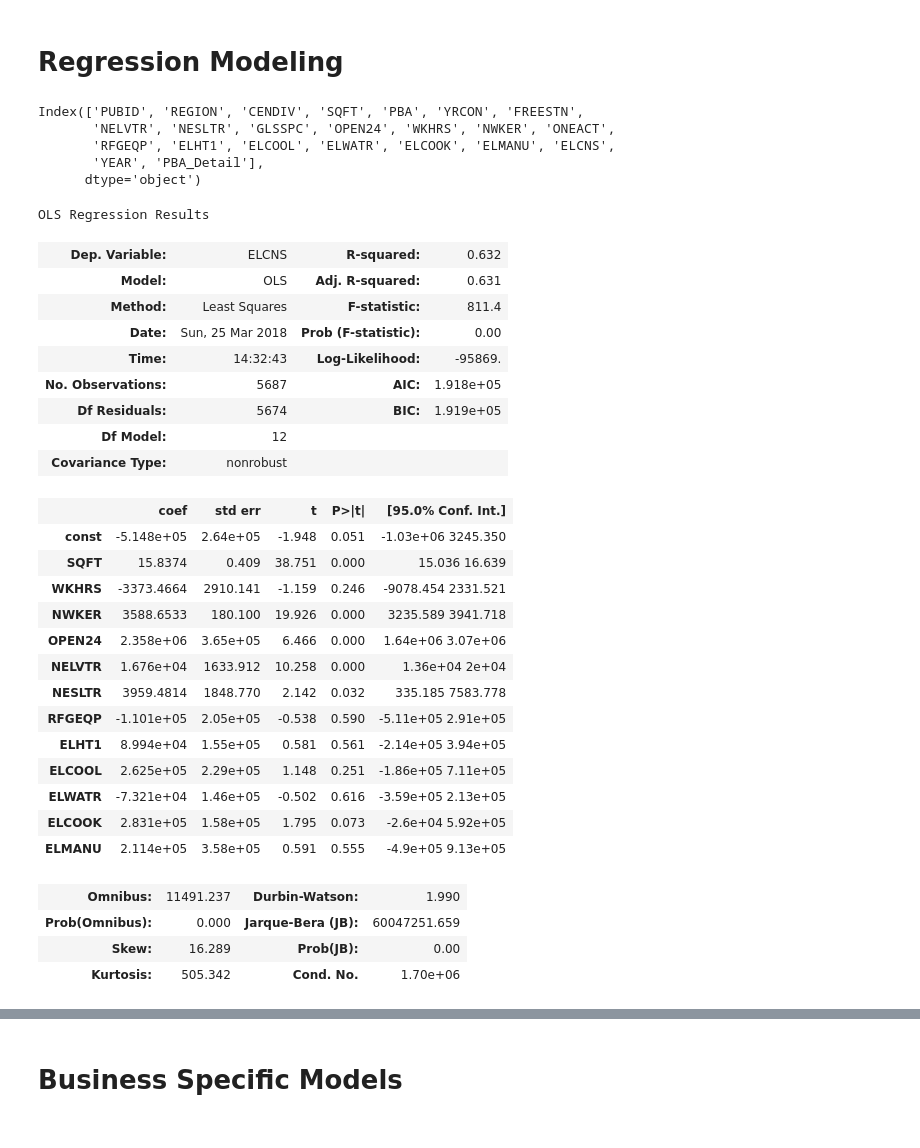
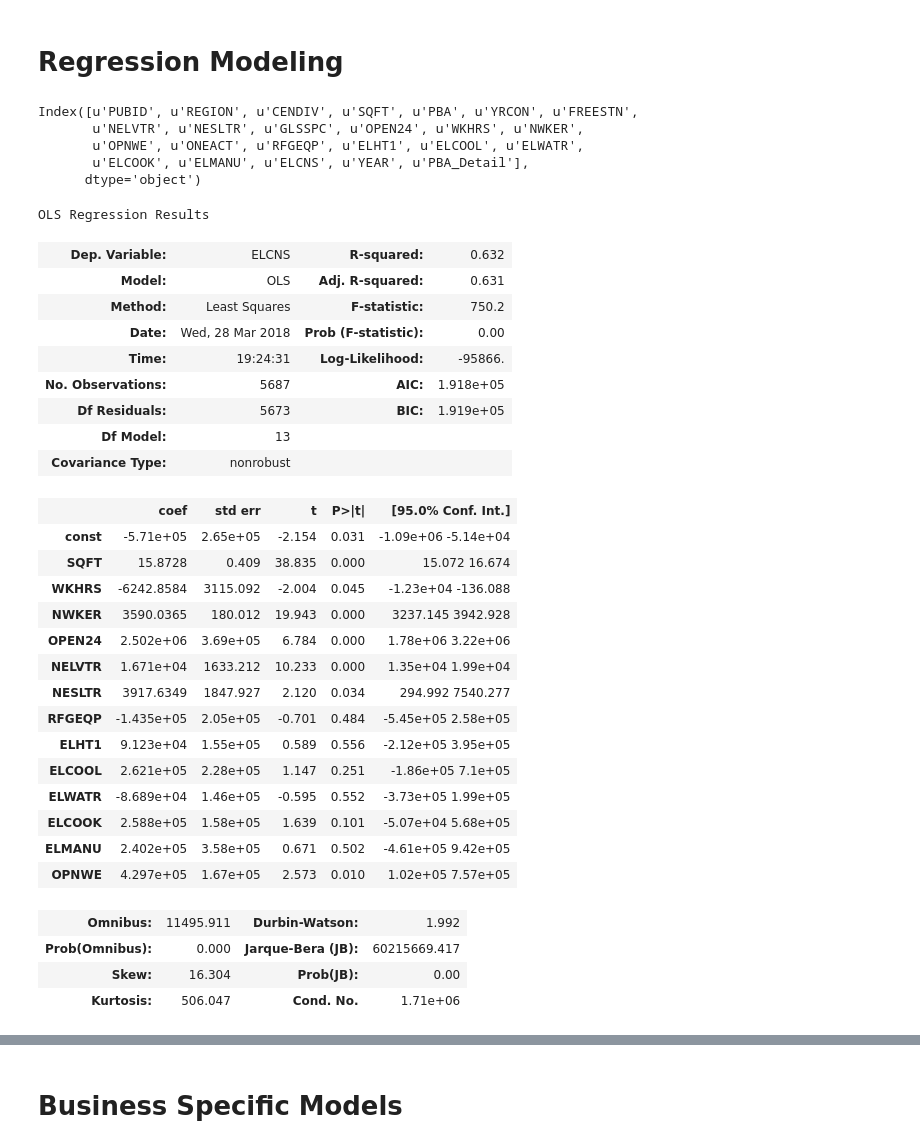
Before and after one commit to vslchumids/w210_capstone_solar, a Jupyter notebook: R/ConsumptionData/Merge_Consunption_Datasets.ipynb, the cells around one changed output, grey strips where cells are left out. Saved outputs shown, nothing was run; the diff lists cells and outputs as text; code cells hidden in the pictures.

```diff
--- a/R/ConsumptionData/Merge_Consunption_Datasets.ipynb
+++ b/R/ConsumptionData/Merge_Consunption_Datasets.ipynb
@@ -11,7 +11,7 @@ consump_03_01 = pd.read_csv('2003_Consumption/FILE01.csv')
 consump_03_01.columns = [col.strip() for col in consump_03_01.columns]
 consump_03_01 = consump_03_01[['PUBID8', 'REGION8', 'CENDIV8', 'SQFT8', 'PBA8', 'YRCON8', 'FREESTN8'
                               ,'GLSSPC8', 'NELVTR8', 'NESLTR8', 'OPEN248', 'WKHRS8',
-                              'NWKER8']]
+                              'NWKER8','OPNWE8']]
 
 consump_03_02 = pd.read_csv('2003_Consumption/FILE02.csv')
 consump_03_02.columns = [col.strip() for col in consump_03_02.columns]
@@ -40,7 +40,7 @@ consump_03['YEAR'] = 2003
 consump_12 = pd.read_csv('2012_public_use_data_aug2016.csv')
 
 consump_12 = consump_12[['PUBID', 'REGION', 'CENDIV', 'SQFT', 'PBA','YRCON','FREESTN', 'NELVTR','NESLTR', 'GLSSPC',
-          'OPEN24', 'WKHRS', 'NWKER', 'ONEACT', 'RFGEQP', 'ELHT1', 'ELCOOL', 'ELWATR', 'ELCOOK', 'ELMANU',
+          'OPEN24', 'WKHRS', 'NWKER', 'OPNWE', 'ONEACT', 'RFGEQP', 'ELHT1', 'ELCOOL', 'ELWATR', 'ELCOOK', 'ELMANU',
           'ELCNS']]
 
 consump_12['YEAR'] = 2012
@@ -93,7 +93,7 @@ consump_all['NESLTR'] = consump_all['NESLTR'].fillna(value=0)
 consump_filtered = consump_all.loc[(consump_all['FREESTN'] == 1) & (consump_all['ONEACT'] == 1)]
 consump_filtered = consump_filtered.dropna(axis=0, how = 'any')
 
-binary_fix = ['OPEN24','RFGEQP', 'ELHT1','ELCOOL','ELWATR', 'ELCOOK', 'ELMANU']
+binary_fix = ['OPEN24','RFGEQP', 'ELHT1','ELCOOL','ELWATR', 'ELCOOK', 'ELMANU', 'OPNWE']
 for column in binary_fix:
     consump_filtered[column] = consump_filtered[column].replace(to_replace = 2, value = 0)
 
@@ -105,45 +107,46 @@ for column in binary_fix:
 # %%
 consump_filtered.columns
 # %% [output]
-Index(['PUBID', 'REGION', 'CENDIV', 'SQFT', 'PBA', 'YRCON', 'FREESTN',
-       'NELVTR', 'NESLTR', 'GLSSPC', 'OPEN24', 'WKHRS', 'NWKER', 'ONEACT',
-       'RFGEQP', 'ELHT1', 'ELCOOL', 'ELWATR', 'ELCOOK', 'ELMANU', 'ELCNS',
-       'YEAR', 'PBA_Detail'],
+Index([u'PUBID', u'REGION', u'CENDIV', u'SQFT', u'PBA', u'YRCON', u'FREESTN',
+       u'NELVTR', u'NESLTR', u'GLSSPC', u'OPEN24', u'WKHRS', u'NWKER',
+       u'OPNWE', u'ONEACT', u'RFGEQP', u'ELHT1', u'ELCOOL', u'ELWATR',
+       u'ELCOOK', u'ELMANU', u'ELCNS', u'YEAR', u'PBA_Detail'],
       dtype='object')
 # %%
 X = consump_filtered[['SQFT', 'WKHRS', 'NWKER','OPEN24','NELVTR', 'NESLTR','RFGEQP', 'ELHT1',
-                      'ELCOOL', 'ELWATR', 'ELCOOK', 'ELMANU']]
+                      'ELCOOL', 'ELWATR', 'ELCOOK', 'ELMANU', 'OPNWE']]
 y = consump_filtered['ELCNS']
 X = sm.add_constant(X)
 model = sm.OLS(y, X).fit()
 #predictions = model.predict(X)
 model.summary()
 # %% [output]
 OLS Regression Results
 | Dep. Variable: | ELCNS | R-squared: | 0.632 |
 | Model: | OLS | Adj. R-squared: | 0.631 |
-| Method: | Least Squares | F-statistic: | 811.4 |
-| Date: | Sun, 25 Mar 2018 | Prob (F-statistic): | 0.00 |
-| Time: | 14:32:43 | Log-Likelihood: | -95869. |
+| Method: | Least Squares | F-statistic: | 750.2 |
+| Date: | Wed, 28 Mar 2018 | Prob (F-statistic): | 0.00 |
+| Time: | 19:24:31 | Log-Likelihood: | -95866. |
 | No. Observations: | 5687 | AIC: | 1.918e+05 |
-| Df Residuals: | 5674 | BIC: | 1.919e+05 |
-| Df Model: | 12 |  |  |
+| Df Residuals: | 5673 | BIC: | 1.919e+05 |
+| Df Model: | 13 |  |  |
 | Covariance Type: | nonrobust |  |  |
 |  | coef | std err | t | P>|t| | [95.0% Conf. Int.] |
-| const | -5.148e+05 | 2.64e+05 | -1.948 | 0.051 | -1.03e+06 3245.350 |
-| SQFT | 15.8374 | 0.409 | 38.751 | 0.000 | 15.036 16.639 |
-| WKHRS | -3373.4664 | 2910.141 | -1.159 | 0.246 | -9078.454 2331.521 |
-| NWKER | 3588.6533 | 180.100 | 19.926 | 0.000 | 3235.589 3941.718 |
-| OPEN24 | 2.358e+06 | 3.65e+05 | 6.466 | 0.000 | 1.64e+06 3.07e+06 |
-| NELVTR | 1.676e+04 | 1633.912 | 10.258 | 0.000 | 1.36e+04 2e+04 |
-| NESLTR | 3959.4814 | 1848.770 | 2.142 | 0.032 | 335.185 7583.778 |
-| RFGEQP | -1.101e+05 | 2.05e+05 | -0.538 | 0.590 | -5.11e+05 2.91e+05 |
-| ELHT1 | 8.994e+04 | 1.55e+05 | 0.581 | 0.561 | -2.14e+05 3.94e+05 |
-| ELCOOL | 2.625e+05 | 2.29e+05 | 1.148 | 0.251 | -1.86e+05 7.11e+05 |
-| ELWATR | -7.321e+04 | 1.46e+05 | -0.502 | 0.616 | -3.59e+05 2.13e+05 |
-| ELCOOK | 2.831e+05 | 1.58e+05 | 1.795 | 0.073 | -2.6e+04 5.92e+05 |
-| ELMANU | 2.114e+05 | 3.58e+05 | 0.591 | 0.555 | -4.9e+05 9.13e+05 |
+| const | -5.71e+05 | 2.65e+05 | -2.154 | 0.031 | -1.09e+06 -5.14e+04 |
+| SQFT | 15.8728 | 0.409 | 38.835 | 0.000 | 15.072 16.674 |
+| WKHRS | -6242.8584 | 3115.092 | -2.004 | 0.045 | -1.23e+04 -136.088 |
+| NWKER | 3590.0365 | 180.012 | 19.943 | 0.000 | 3237.145 3942.928 |
+| OPEN24 | 2.502e+06 | 3.69e+05 | 6.784 | 0.000 | 1.78e+06 3.22e+06 |
+| NELVTR | 1.671e+04 | 1633.212 | 10.233 | 0.000 | 1.35e+04 1.99e+04 |
+| NESLTR | 3917.6349 | 1847.927 | 2.120 | 0.034 | 294.992 7540.277 |
+| RFGEQP | -1.435e+05 | 2.05e+05 | -0.701 | 0.484 | -5.45e+05 2.58e+05 |
+| ELHT1 | 9.123e+04 | 1.55e+05 | 0.589 | 0.556 | -2.12e+05 3.95e+05 |
+| ELCOOL | 2.621e+05 | 2.28e+05 | 1.147 | 0.251 | -1.86e+05 7.1e+05 |
+| ELWATR | -8.689e+04 | 1.46e+05 | -0.595 | 0.552 | -3.73e+05 1.99e+05 |
+| ELCOOK | 2.588e+05 | 1.58e+05 | 1.639 | 0.101 | -5.07e+04 5.68e+05 |
+| ELMANU | 2.402e+05 | 3.58e+05 | 0.671 | 0.502 | -4.61e+05 9.42e+05 |
+| OPNWE | 4.297e+05 | 1.67e+05 | 2.573 | 0.010 | 1.02e+05 7.57e+05 |
-| Omnibus: | 11491.237 | Durbin-Watson: | 1.990 |
-| Prob(Omnibus): | 0.000 | Jarque-Bera (JB): | 60047251.659 |
-| Skew: | 16.289 | Prob(JB): | 0.00 |
-| Kurtosis: | 505.342 | Cond. No. | 1.70e+06 |
+| Omnibus: | 11495.911 | Durbin-Watson: | 1.992 |
+| Prob(Omnibus): | 0.000 | Jarque-Bera (JB): | 60215669.417 |
+| Skew: | 16.304 | Prob(JB): | 0.00 |
+| Kurtosis: | 506.047 | Cond. No. | 1.71e+06 |
```
Also changed, not shown: parts of 8 cells of this notebook, 4 other files.
